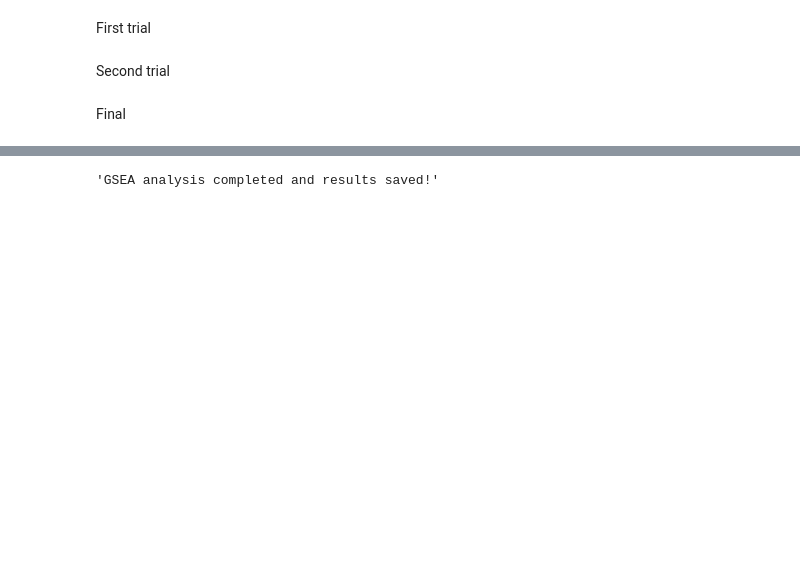
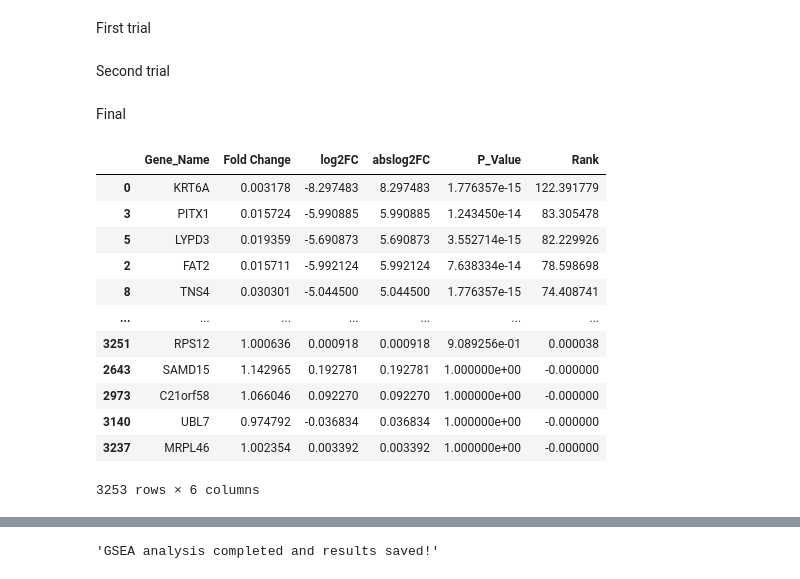
Before and after one commit to Medo072/LUSC-DEGs-Investigation, a Jupyter notebook: Helper_Functions/gsea.ipynb, the cells around one changed output, grey strips where cells are left out. Saved outputs shown, nothing was run; the diff lists cells and outputs as text; code cells hidden in the pictures; blank space fills up the shorter version.

```diff
--- a/Helper_Functions/gsea.ipynb
+++ b/Helper_Functions/gsea.ipynb
@@ -111,9 +112,25 @@ log2fc_df = pd.read_csv(log2fc_file)
 # %%
 # Merge the DataFrames on the common 'Gene_Name' column
 merged_df = pd.merge(log2fc_df, pvalues_df, on='Gene_Name')
 
 # Replace zero p-values to avoid log(0)
 merged_df['P_Value'] = merged_df['P_Value'].replace(0, 1e-10)
+merged_df['Rank'] = -np.log10(merged_df.P_Value)*merged_df.abslog2FC
+merged_df.sort_values(by='Rank', ascending=False)
+# %% [output]
+|  | Gene_Name | Fold Change | log2FC | abslog2FC | P_Value | Rank |
+| 0 | KRT6A | 0.003178 | -8.297483 | 8.297483 | 1.776357e-15 | 122.391779 |
+| 3 | PITX1 | 0.015724 | -5.990885 | 5.990885 | 1.243450e-14 | 83.305478 |
+| 5 | LYPD3 | 0.019359 | -5.690873 | 5.690873 | 3.552714e-15 | 82.229926 |
+| 2 | FAT2 | 0.015711 | -5.992124 | 5.992124 | 7.638334e-14 | 78.598698 |
+| 8 | TNS4 | 0.030301 | -5.044500 | 5.044500 | 1.776357e-15 | 74.408741 |
+| ... | ... | ... | ... | ... | ... | ... |
+| 3251 | RPS12 | 1.000636 | 0.000918 | 0.000918 | 9.089256e-01 | 0.000038 |
+| 2643 | SAMD15 | 1.142965 | 0.192781 | 0.192781 | 1.000000e+00 | -0.000000 |
+| 2973 | C21orf58 | 1.066046 | 0.092270 | 0.092270 | 1.000000e+00 | -0.000000 |
+| 3140 | UBL7 | 0.974792 | -0.036834 | 0.036834 | 1.000000e+00 | -0.000000 |
+| 3237 | MRPL46 | 1.002354 | 0.003392 | 0.003392 | 1.000000e+00 | -0.000000 |
+3253 rows × 6 columns
 # %%
 # Prepare ranked data for GSEA
 ranked_data = merged_df[['Gene_Name', 'log2FC']
```
Also changed, not shown: parts of 4 cells of this notebook, 2 other files.
